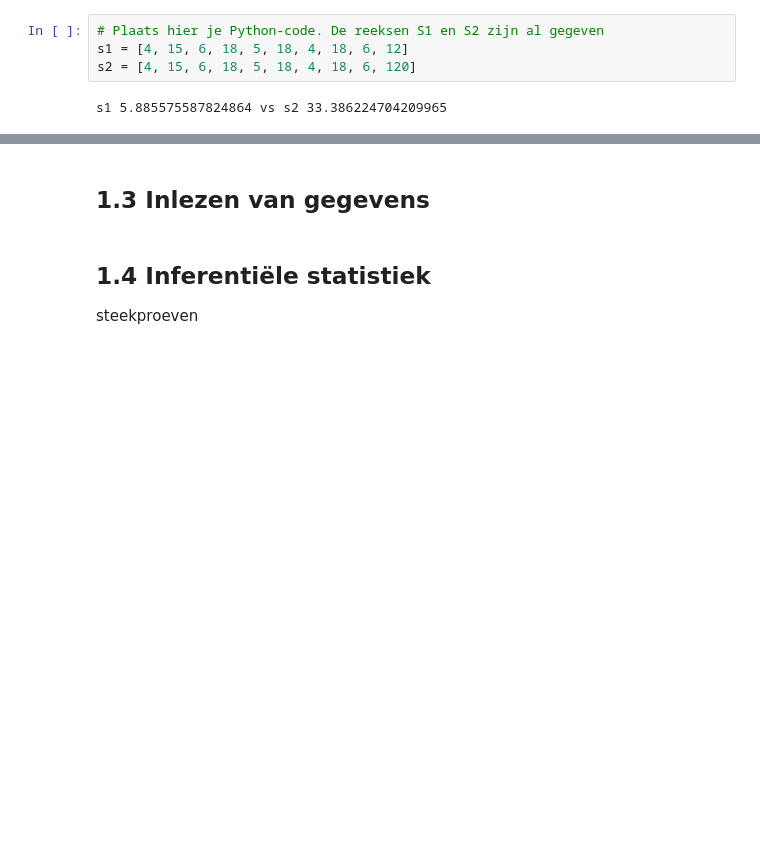
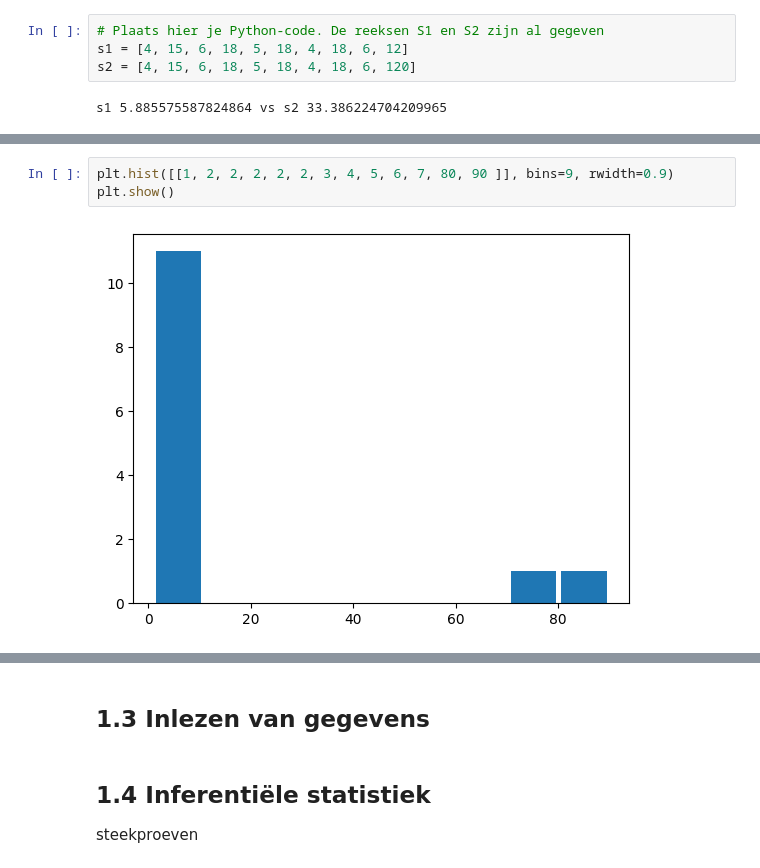
Before and after one commit to mcdejonge/cursus-beginnen-met-data-science, a Jupyter notebook: les_1_statistiek.ipynb, the cells around one changed output, grey strips where cells are left out. Saved outputs shown, nothing was run; the diff lists cells and outputs as text; blank space fills up the shorter version.

```diff
--- a/les_1_statistiek.ipynb
+++ b/les_1_statistiek.ipynb
@@ -228,0 +270,5 @@ s1 5.885575587824864 vs s2 33.386224704209965
+# %%
+plt.hist([[1, 2, 2, 2, 2, 2, 3, 4, 5, 6, 7, 80, 90 ]], bins=9, rwidth=0.9)
+plt.show()
+# %% [output]
+[figure, added]
```
Also changed, not shown: parts of 20 cells of this notebook, 1 other file.
